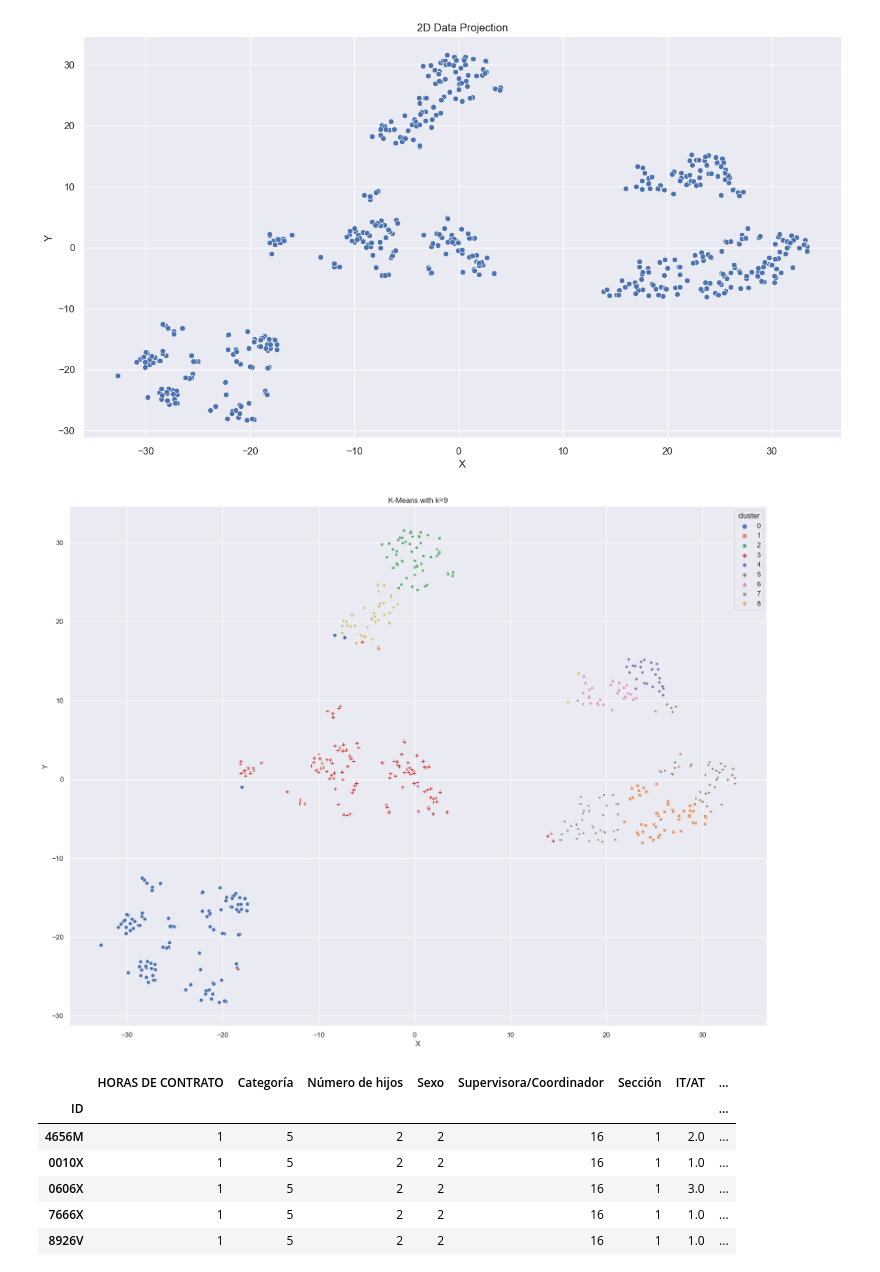
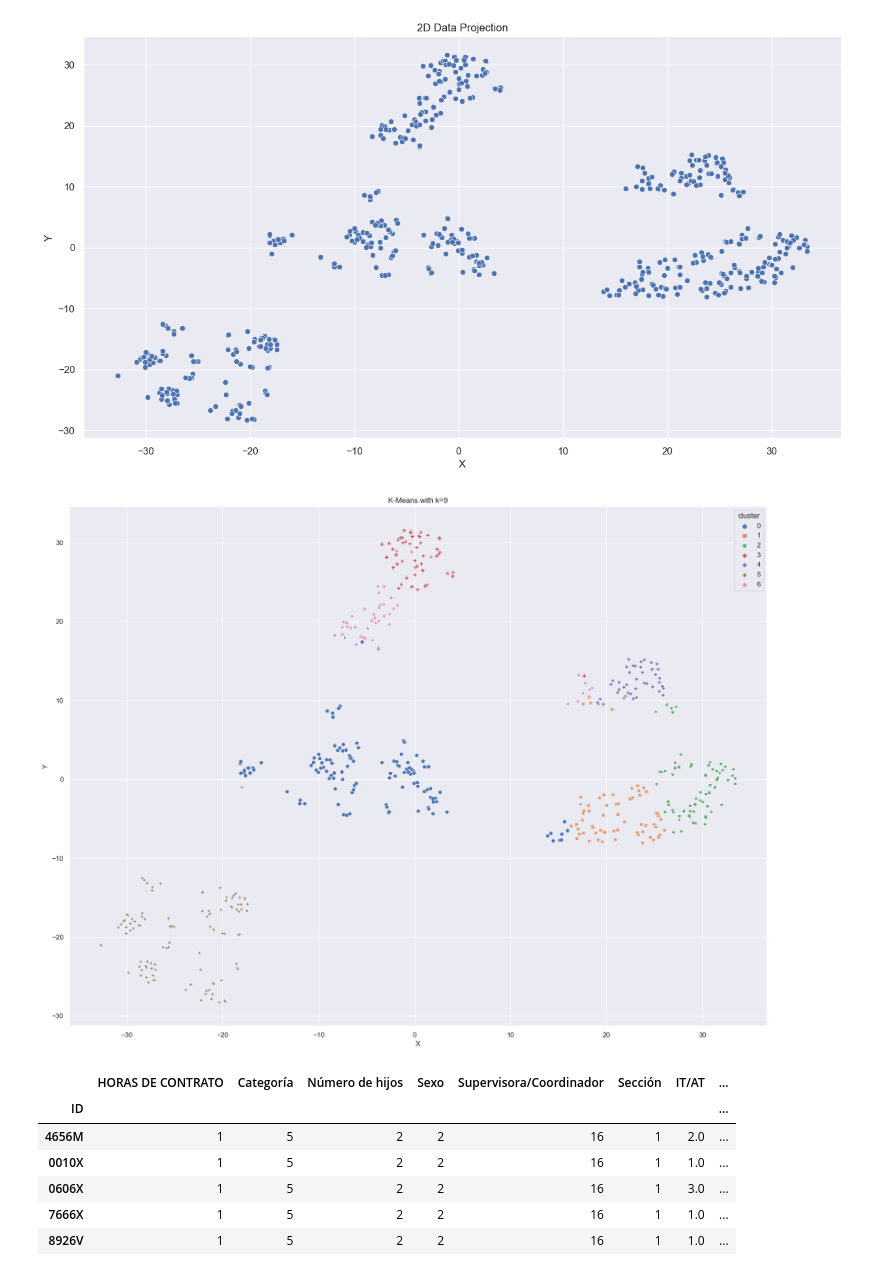
Before and after one commit to jomape-iron/Final_project, a Jupyter notebook: Machine learning.ipynb, the cells around one changed output. Drawn from its saved outputs; the diff is of its cells as text; code cells hidden in the pictures.

```diff
--- a/Machine learning.ipynb
+++ b/Machine learning.ipynb
@@ -137,13 +193,13 @@ sns.scatterplot(x= 'X', y= 'Y',data= tsne_df).set(title= '2D Data Projection');
 # %% [output]
 [figure]
 # %%
-km = KMeans(n_clusters = 9).fit(df_machine)
+km = KMeans(n_clusters = 7).fit(df_machine)
 tsne_df['cluster'] = pd.Categorical(km.labels_)
 
 sns.set(rc = {'figure.figsize':(20,15)})
 sns.scatterplot(x='X', y='Y', hue='cluster', style='cluster', data= tsne_df).set(title= 'K-Means with k=9');
 # %% [output]
-[figure, old version]
+[figure, new version]
 # %%
 import pandas as pd
 import numpy as np
```
Also changed, not shown: parts of 13 cells of this notebook, 2 other files.
